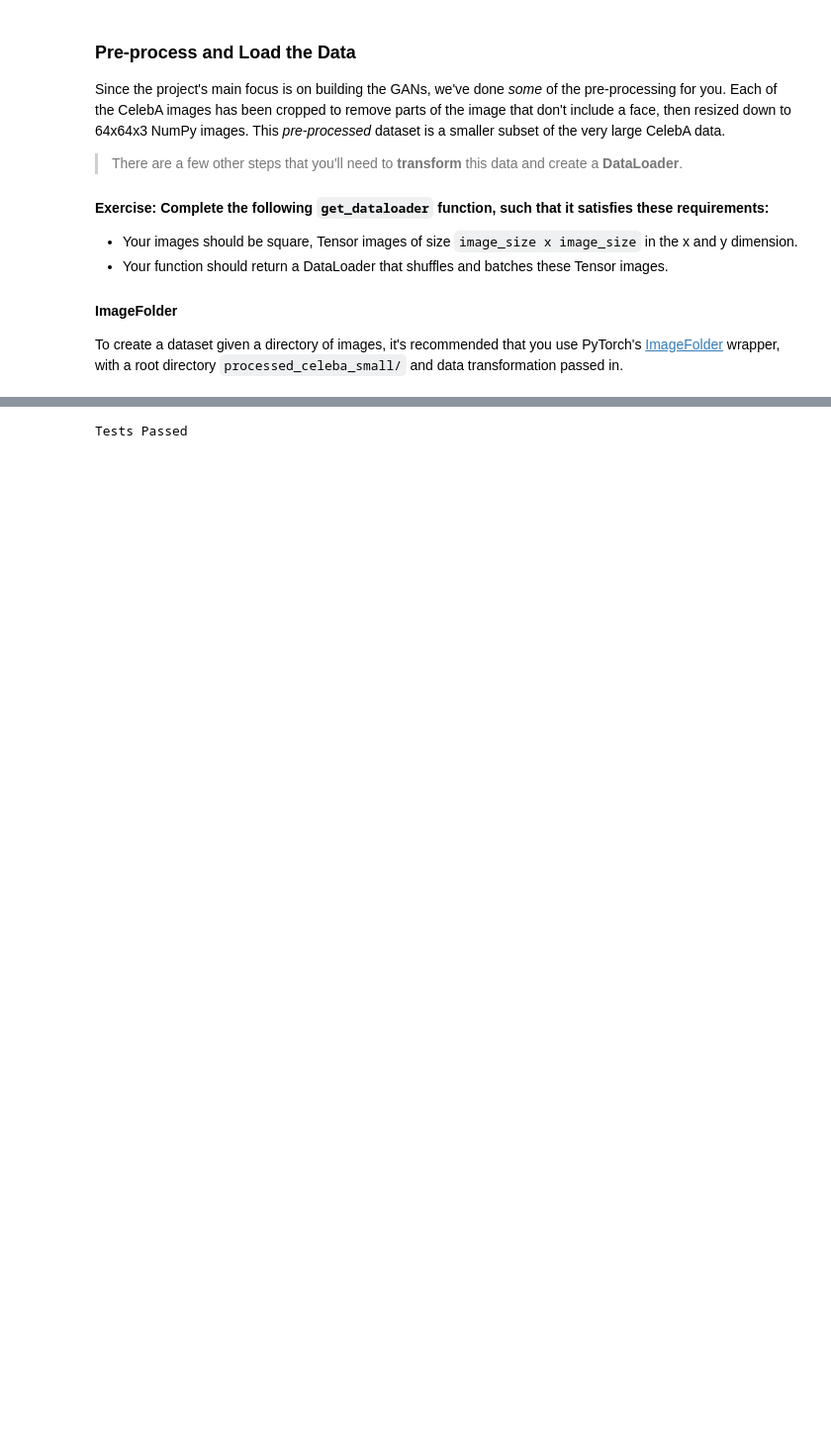
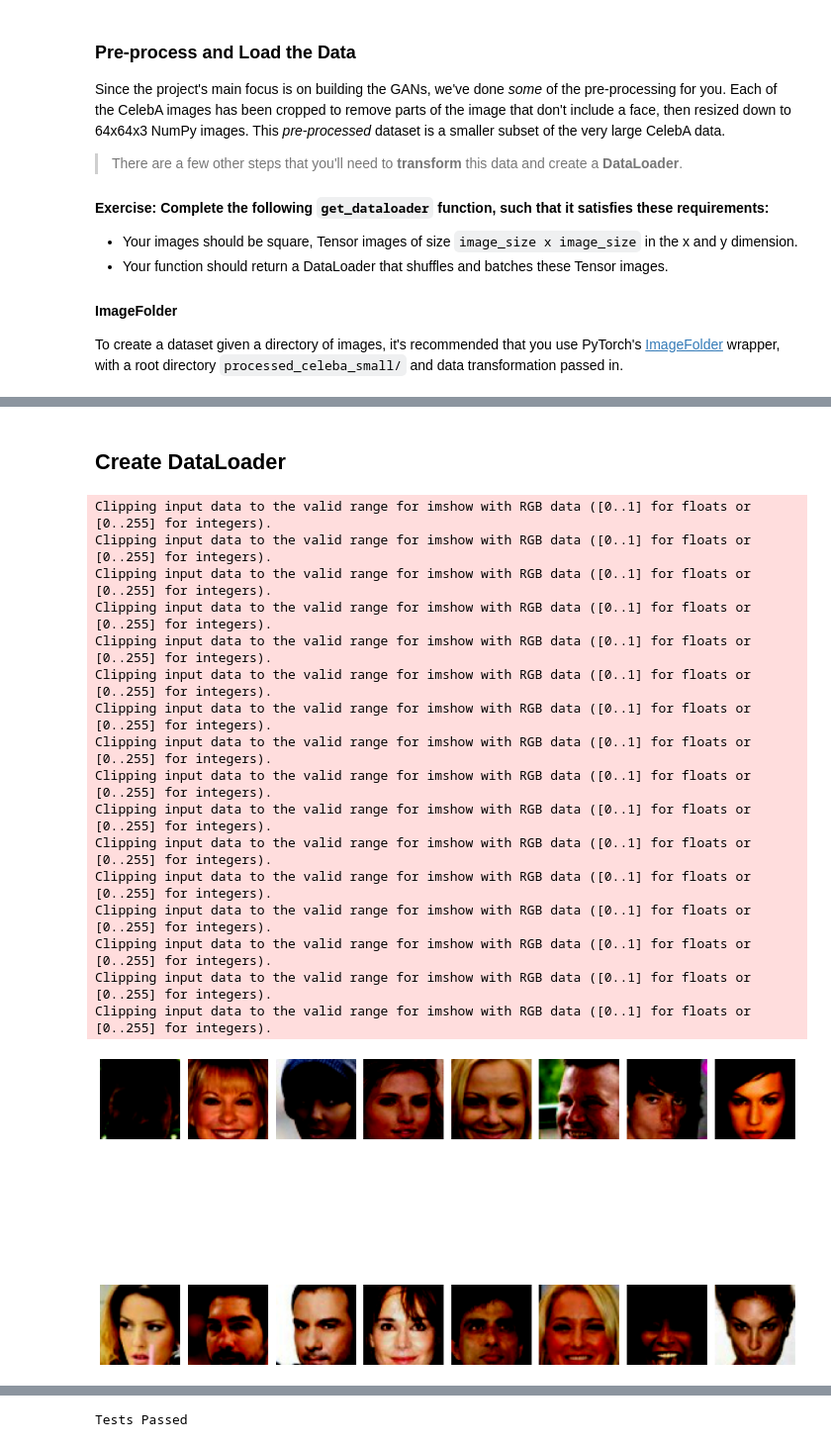
Before and after one commit to Gal-Gilor/Face-Off, a Jupyter notebook: dlnd_face_generation.ipynb, the cells around one changed output, grey strips where cells are left out. Shown at 99% size. Drawn from its saved outputs; the diff is of its cells as text; code cells hidden in the pictures; blank space fills up the shorter version.

Commit message:
Updated the Discriminator, the DataLoader, and added more descriptions throughout the code

```diff
--- a/dlnd_face_generation.ipynb
+++ b/dlnd_face_generation.ipynb
@@ -219,0 +67,64 @@ def conv_block_generator(norm_layers, conv_dim=32, image_size=32):
+# %%
+# define hyperparameters
+
+PATH = 'data/'
+IMAGE_SIZE = 64
+BATCH_SIZE = 16
+NUM_WORKERS = 0
+EPOCHS = 5
+
+# model hyperparameters
+D_HIDDEN_CONV = 32
+G_HIDDEN_CONV = 64
+Z_WIZE = 128 #
+# %% [markdown]
+## Create DataLoader
+# %%
+# define image processing pipeline
+transforms = Compose([
+    Transforms.Resize(IMAGE_SIZE),
+    Transforms.ToTensor(),
+    Transforms.Normalize(mean=[0.5, 0.5, 0.5], # scales pixel values between -1 and 1
+                         std=[0.5, 0.5, 0.5])
+])
+
+# load image datases
+images = ImageFolder(PATH, transforms)
+
+# create data loader
+real_image_loader = DataLoader(images, BATCH_SIZE, True,  num_workers=NUM_WORKERS)
+# %%
+# view some of the images
+images, _ = next(iter(real_image_loader))
+
+fig, axes = plt.subplots(2, BATCH_SIZE//2, figsize=(14, 12))
+
+for i, ax in enumerate(axes.ravel()):
+
+    # convert the tensor into a numpy array and change the dimensions
+    np_image = images[i].numpy()
+    np_image = np.transpose(np_image, (1, 2, 0))
+
+    # add the image to the grid
+    ax.imshow(np_image)
+    ax.set_axis_off()
+
+plt.tight_layout()
+# %% [output]
+Clipping input data to the valid range for imshow with RGB data ([0..1] for floats or [0..255] for integers).
+Clipping input data to the valid range for imshow with RGB data ([0..1] for floats or [0..255] for integers).
+Clipping input data to the valid range for imshow with RGB data ([0..1] for floats or [0..255] for integers).
+Clipping input data to the valid range for imshow with RGB data ([0..1] for floats or [0..255] for integers).
+Clipping input data to the valid range for imshow with RGB data ([0..1] for floats or [0..255] for integers).
+Clipping input data to the valid range for imshow with RGB data ([0..1] for floats or [0..255] for integers).
+Clipping input data to the valid range for imshow with RGB data ([0..1] for floats or [0..255] for integers).
+Clipping input data to the valid range for imshow with RGB data ([0..1] for floats or [0..255] for integers).
+Clipping input data to the valid range for imshow with RGB data ([0..1] for floats or [0..255] for integers).
+Clipping input data to the valid range for imshow with RGB data ([0..1] for floats or [0..255] for integers).
+Clipping input data to the valid range for imshow with RGB data ([0..1] for floats or [0..255] for integers).
+Clipping input data to the valid range for imshow with RGB data ([0..1] for floats or [0..255] for integers).
+Clipping input data to the valid range for imshow with RGB data ([0..1] for floats or [0..255] for integers).
+Clipping input data to the valid range for imshow with RGB data ([0..1] for floats or [0..255] for integers).
+Clipping input data to the valid range for imshow with RGB data ([0..1] for floats or [0..255] for integers).
+Clipping input data to the valid range for imshow with RGB data ([0..1] for floats or [0..255] for integers).
+[figure, added]
```
Also changed, not shown: parts of 27 cells of this notebook.
